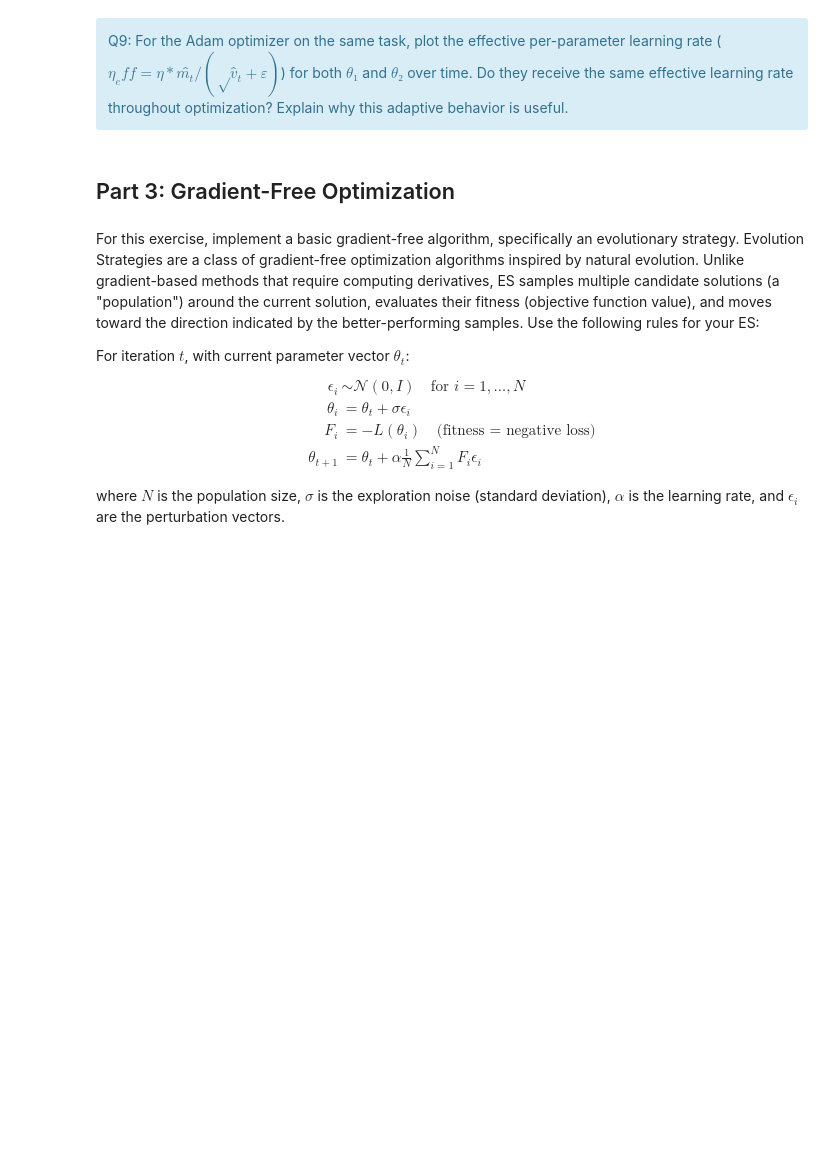
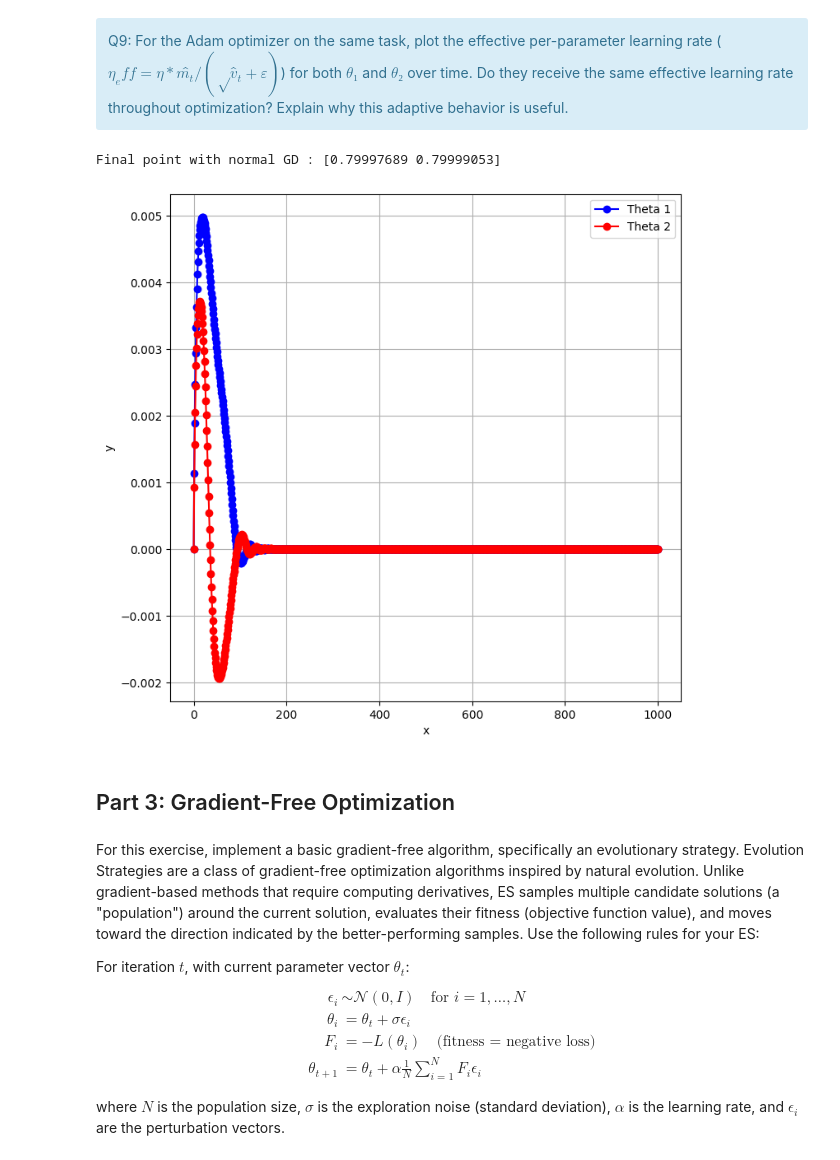
Before and after one commit to AntoninLeSecq/stochastic, a Jupyter notebook: notebooks/control_BE.ipynb, the cells around one changed output. Cells and saved outputs as stored; diff of their text form; code cells hidden in the pictures; blank space fills up the shorter version.

```diff
--- a/notebooks/control_BE.ipynb
+++ b/notebooks/control_BE.ipynb
@@ -626,6 +749,25 @@ Q8: Start the arm at $θ = [2.5, -2.0]$ trying to reach target ($0.8, 0.8$). Com
 # %% [markdown]
 <div class="alert alert-info">
 Q9: For the Adam optimizer on the same task, plot the effective per-parameter learning rate ($η_eff = η * m̂_t / (√v̂_t + ε)$) for both $θ₁$ and $θ₂$ over time. Do they receive the same effective learning rate throughout optimization? Explain why this adaptive behavior is useful.</div>
+# %%
+adam_first_moment_history, adam_second_moment_history = adam_history[3],adam_history[4]
+
+effective_per_parameter_theta1 = learning_rate * adam_first_moment_history[:,0] / (np.sqrt(adam_second_moment_history[:,0]) + epsilon)
+effective_per_parameter_theta2 = learning_rate * adam_first_moment_history[:,1] / (np.sqrt(adam_second_moment_history[:,1]) + epsilon)
+
+
+plt.figure(figsize=(8, 8))
+plt.title(f'')
+plt.plot(np.arange(n_iterations+1), effective_per_parameter_theta1, 'o-b', label='Theta 1')
+plt.plot(np.arange(n_iterations+1), effective_per_parameter_theta2, 'o-r', label='Theta 2')
+plt.legend()
+plt.xlabel('x')
+plt.ylabel('y')
+plt.grid(True)
+print(f"Final point with normal GD : {normal_ee_trajectory[-1]}")
+# %% [output]
+Final point with normal GD : [0.79997689 0.79999053]
+[figure, added]
 # %% [markdown]
 ## Part 3: Gradient-Free Optimization
 # %% [markdown]
```
Also changed, not shown: parts of 14 cells of this notebook.
